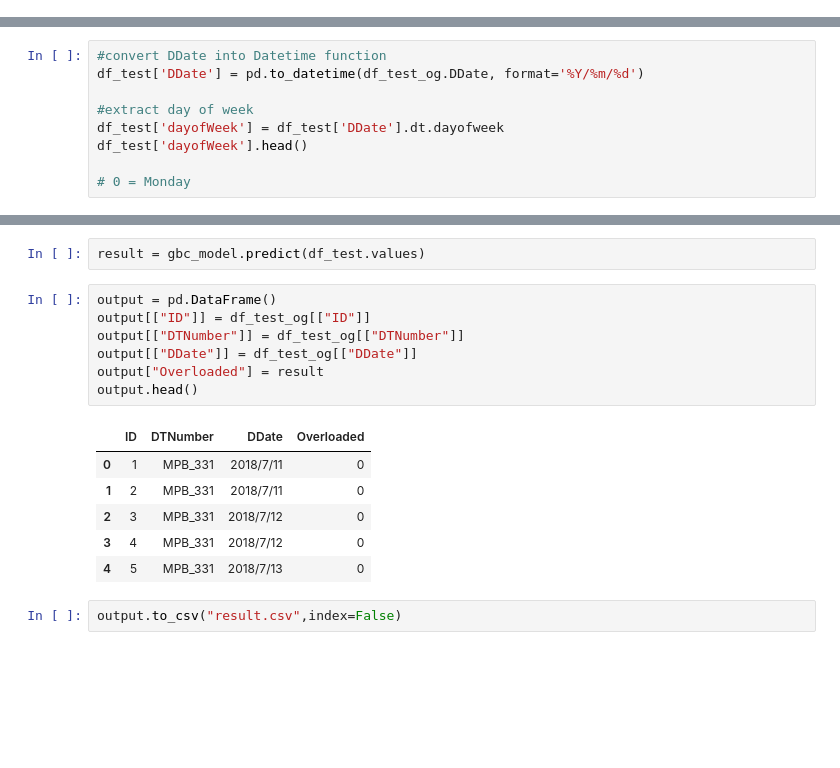
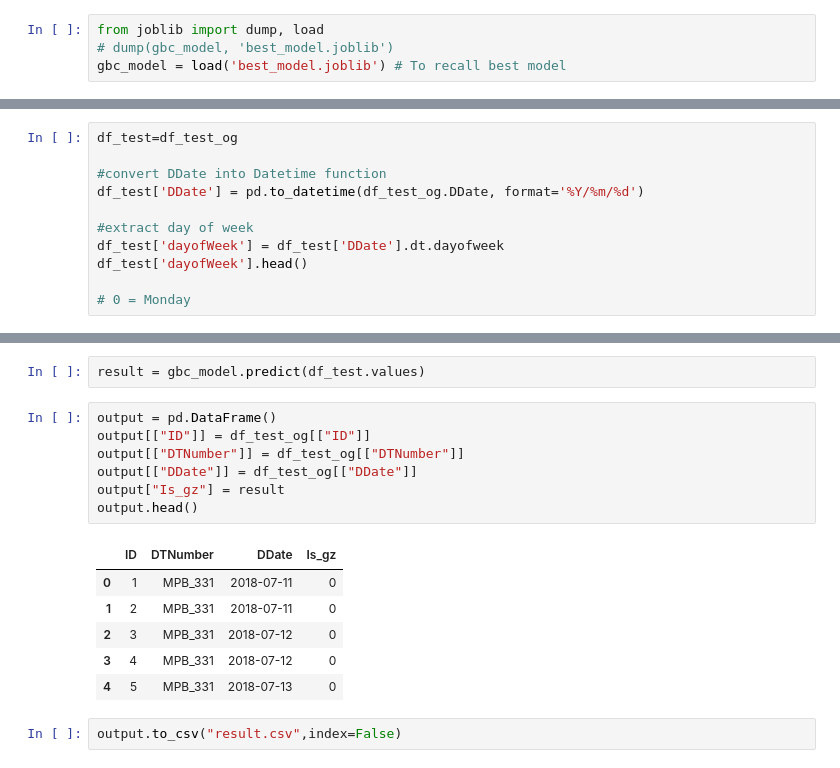
Before and after one commit to choowengyan/CAIIC, a Jupyter notebook: Prediction-Julian.ipynb, the cells around one changed output, grey strips where cells are left out. Drawn from its saved outputs; the diff is of its cells as text; blank space fills up the shorter version.

```diff
--- a/Prediction-Julian.ipynb
+++ b/Prediction-Julian.ipynb
@@ -611 +621,5 @@ Accuracy score for the test set=97.98%
+# %%
+from joblib import dump, load
+# dump(gbc_model, 'best_model.joblib')
+gbc_model = load('best_model.joblib') # To recall best model
 # %%
@@ -748,6 +766,8 @@ df_test_og.head()
 | 4 | 5 | MPB_331 | 400 | 2018/7/13 | Column transformer | 27.6 | 24.2 | T00_58 | Name_1 | 1300337 | ... |
 5 rows × 37 columns
 # %%
+df_test=df_test_og
+
 #convert DDate into Datetime function
 df_test['DDate'] = pd.to_datetime(df_test_og.DDate, format='%Y/%m/%d')
 
@@ -808,16 +828,16 @@ result = gbc_model.predict(df_test.values)
 # %%
 output = pd.DataFrame()
 output[["ID"]] = df_test_og[["ID"]]
 output[["DTNumber"]] = df_test_og[["DTNumber"]]
 output[["DDate"]] = df_test_og[["DDate"]]
-output["Overloaded"] = result
+output["Is_gz"] = result
 output.head()
 # %% [output]
-|  | ID | DTNumber | DDate | Overloaded |
-| 0 | 1 | MPB_331 | 2018/7/11 | 0 |
-| 1 | 2 | MPB_331 | 2018/7/11 | 0 |
-| 2 | 3 | MPB_331 | 2018/7/12 | 0 |
-| 3 | 4 | MPB_331 | 2018/7/12 | 0 |
-| 4 | 5 | MPB_331 | 2018/7/13 | 0 |
+|  | ID | DTNumber | DDate | Is_gz |
+| 0 | 1 | MPB_331 | 2018-07-11 | 0 |
+| 1 | 2 | MPB_331 | 2018-07-11 | 0 |
+| 2 | 3 | MPB_331 | 2018-07-12 | 0 |
+| 3 | 4 | MPB_331 | 2018-07-12 | 0 |
+| 4 | 5 | MPB_331 | 2018-07-13 | 0 |
 # %%
 output.to_csv("result.csv",index=False)
```
Also changed, not shown: parts of 10 cells of this notebook, 1 other file.
